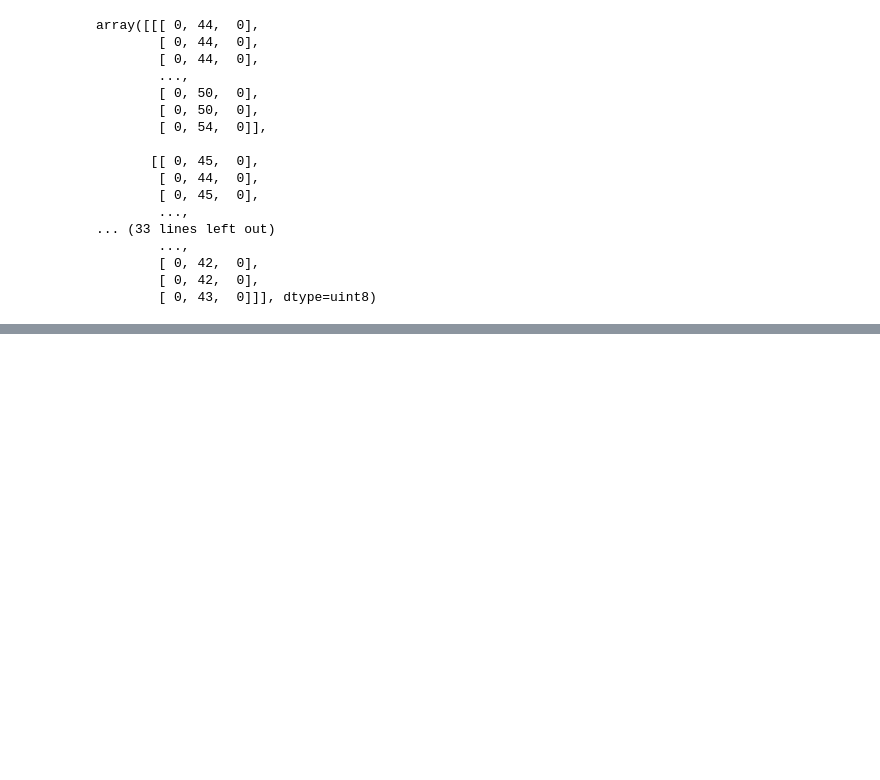
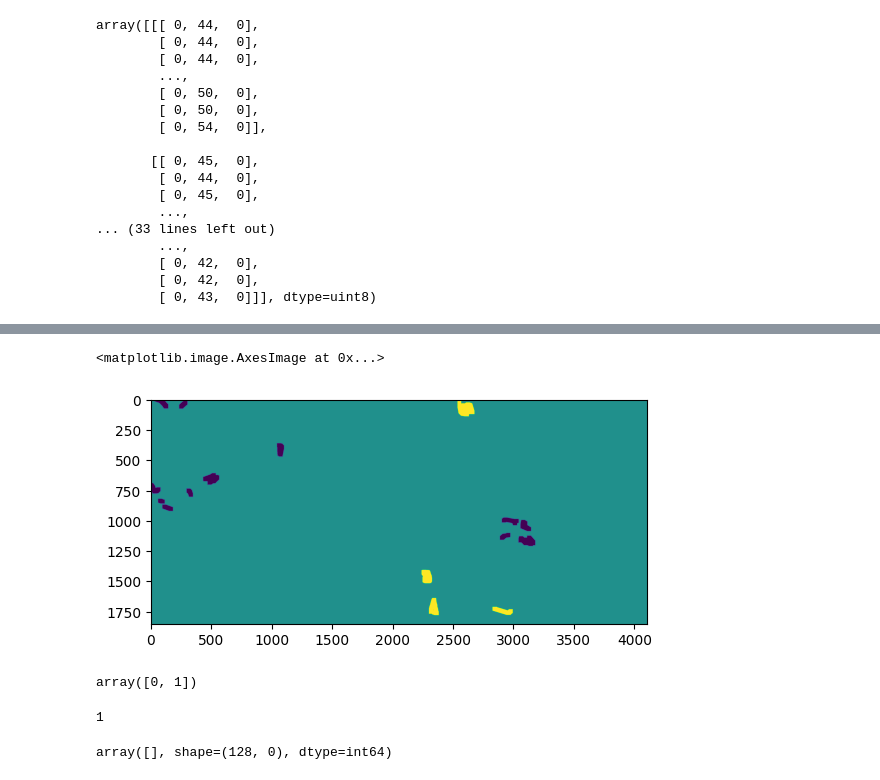
Before and after one commit to yuwa2020/burn-scars, a Jupyter notebook: public/scripts/data_al/binarize_forest_label.ipynb, the cells around one changed output, grey strips where cells are left out. Drawn from its saved outputs; the diff is of its cells as text; code cells hidden in the pictures; blank space fills up the shorter version.

```diff
--- a/public/scripts/data_al/binarize_forest_label.ipynb
+++ b/public/scripts/data_al/binarize_forest_label.ipynb
@@ -152,0 +167,17 @@ array([[[ 0, 44,  0],
+# %%
+plt.imshow(r1_updated_labels)
+# %% [output]
+<matplotlib.image.AxesImage at 0x...>
+[figure, added]
+# %%
+np.unique(r1_updated_labels)
+# %% [output]
+array([0, 1])
+# %%
+r1_updated_labels[0][0]
+# %% [output]
+1
+# %%
+r1_updated_labels[0:250, 2500:2700]
+# %% [output]
+array([], shape=(128, 0), dtype=int64)
```
Also changed, not shown: parts of 5 cells of this notebook, 12 other files.
